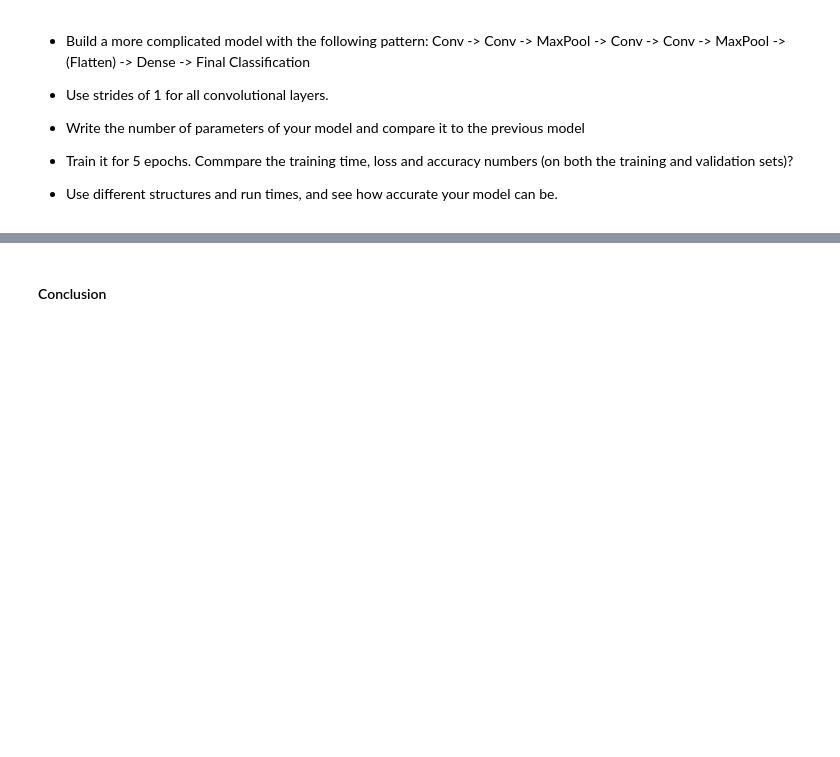
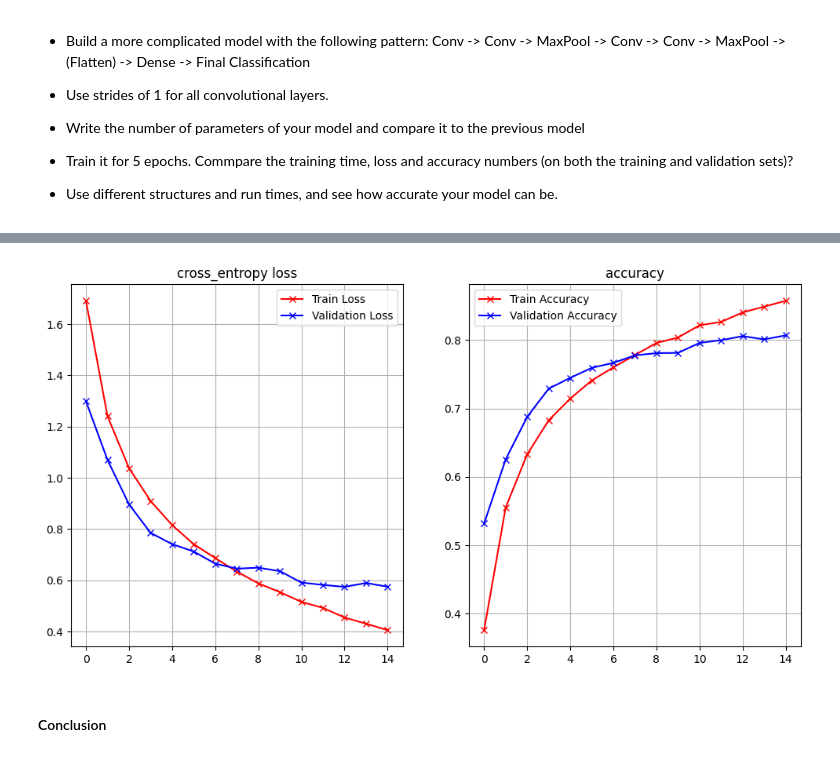
Before and after one commit to HuuuWasabe/CPE-313, a Jupyter notebook: HOA_2_1_SanGabriel_Convolutional_Neural_Network.ipynb, the cells around one changed output, grey strips where cells are left out. Drawn from its saved outputs; the diff is of its cells as text; code cells hidden in the pictures; blank space fills up the shorter version.

Commit message:
Learn CNN

```diff
--- a/HOA_2_1_SanGabriel_Convolutional_Neural_Network.ipynb
+++ b/HOA_2_1_SanGabriel_Convolutional_Neural_Network.ipynb
@@ -271,0 +273,28 @@ plot_loss_accuracy(history_2)
+# %%
+## Using 5 epochs and a different structure
+
+model_3 = Sequential()
+
+model_3.add(Conv2D(256, (3, 3), strides=(1, 1), padding='same', input_shape=x_train.shape[1:]))
+model_3.add(Activation('relu'))
+model_3.add(MaxPooling2D(pool_size=(2, 2)))
+model_3.add(Dropout(0.25))
+
+model_3.add(Conv2D(256, (3, 3), strides=(1, 1), padding='same'))
+model_3.add(Activation('relu'))
+model_3.add(MaxPooling2D(pool_size=(2, 2)))
+model_3.add(Dropout(0.25))
+
+model_3.add(Conv2D(256, (3, 3), strides=(1, 1), padding='same'))
+model_3.add(Activation('relu'))
+model_3.add(MaxPooling2D(pool_size=(2, 2)))
+model_3.add(Dropout(0.25))
+
+model_3.add(Flatten())
+model_3.add(Dense(512))
+model_3.add(Activation('relu'))
+model_3.add(Dropout(0.5))
+model_3.add(Dense(num_classes))
+model_3.add(Activation('softmax'))
+
+model_3.summary()
@@ -271,0 +319,14 @@ plot_loss_accuracy(history_2)
+# %%
+batch_size = 200
+opt = keras.optimizers.Adam(learning_rate=0.0006)
+
+
+model_3.compile(loss='categorical_crossentropy',
+              optimizer=opt,
+              metrics=['accuracy'])
+
+history_3 = model_3.fit(x_train, y_train,
+              batch_size=batch_size,
+              epochs=15,
+              validation_data=(x_test, y_test))
+gc.collect()
@@ -272,3 +352,7 @@ plot_loss_accuracy(history_2)
+# %%
+plot_loss_accuracy(history_3)
+# %% [output]
+[figure, added]
 # %% [markdown]
 #### Conclusion
 # %% [markdown]
```
Also changed, not shown: parts of 9 cells of this notebook.
